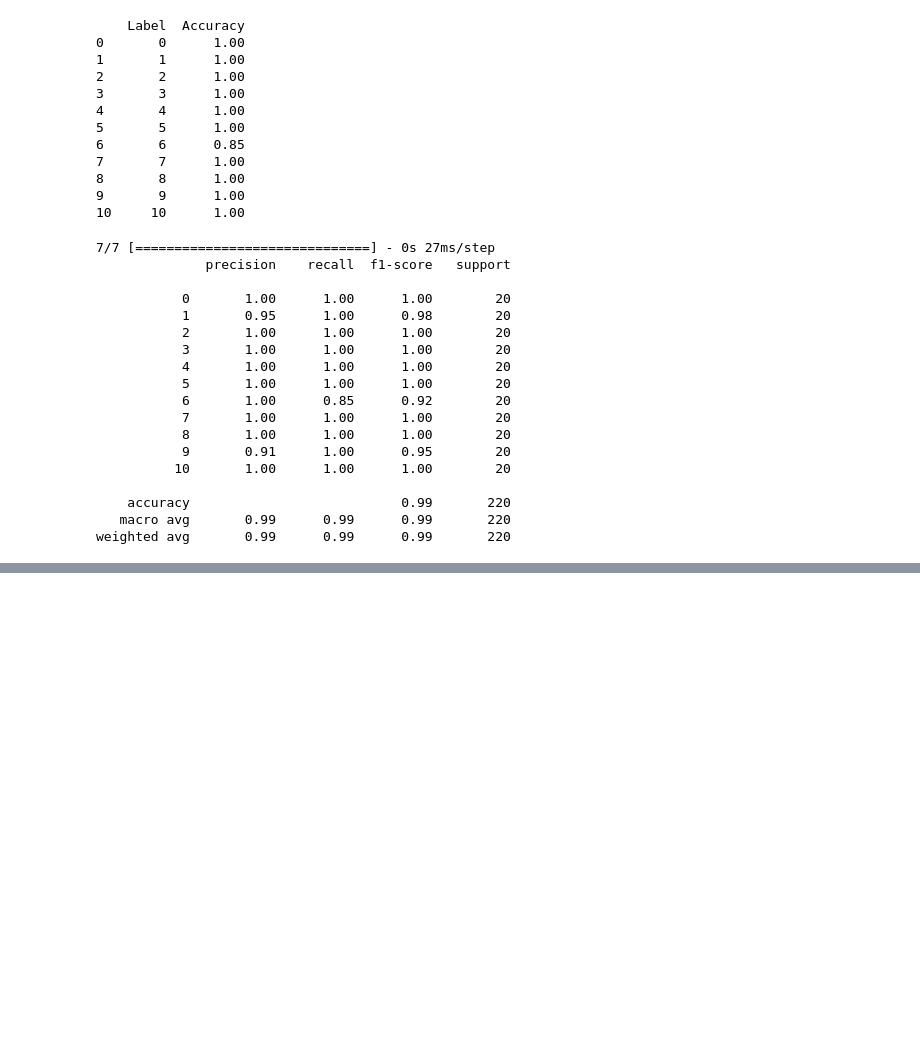
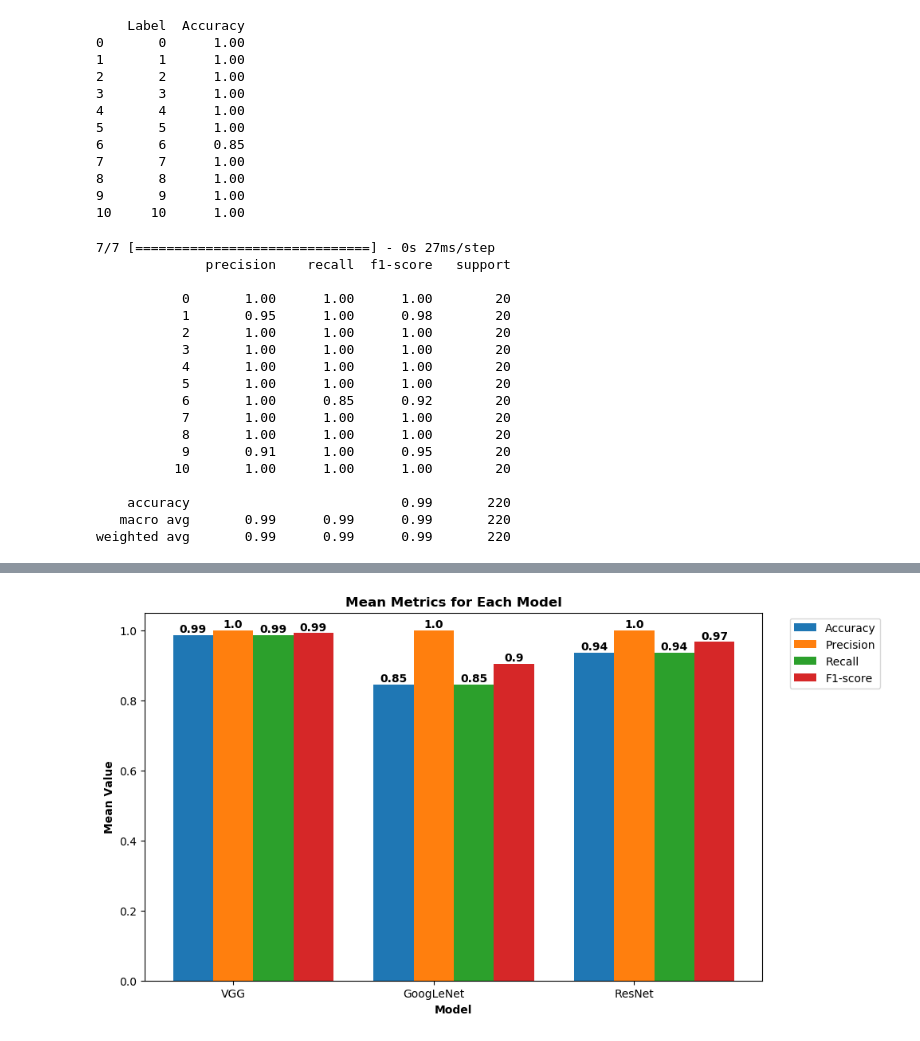
Before and after one commit to TeguhPermana666/Skripsi, a Jupyter notebook: predict_probability.ipynb, the cells around one changed output, grey strips where cells are left out. Saved outputs shown, nothing was run; the diff lists cells and outputs as text; code cells hidden in the pictures; blank space fills up the shorter version.

```diff
--- a/predict_probability.ipynb
+++ b/predict_probability.ipynb
@@ -178,0 +402,14 @@ weighted avg       0.99      0.99      0.99       220
+# %%
+load_VGG16_from_weight=VGG_16()
+load_VGG16_from_weight.load_weights(r'Model\Weight-model_VGG16-01.h5')
+load_VGG16_from_weight.compile(loss=keras.losses.categorical_crossentropy,
+              optimizer='adam',
+              metrics=['accuracy'])
+X_train, y_train = data_preprocessing(train_data)
+X_test, y_test = data_preprocessing(test_data)
+
+y_pred_vgg = load_VGG16_from_weight.predict(X_test)
+y_pred_vgg = np.argmax(y_pred_vgg,axis=1)
+y_test = np.argmax(y_test,axis=1)
+cm_vgg = confusion_matrix(y_test, y_pred_vgg,11)
+pd.DataFrame(cm_vgg)
@@ -178,0 +467,64 @@ weighted avg       0.99      0.99      0.99       220
+# %%
+mean_accuracy_vgg = data_vgg['Accuracy'].mean()
+mean_precision_vgg = data_vgg['Precision'].mean()
+mean_recall_vgg = data_vgg['Recall'].mean()
+mean_f1_score_vgg = data_vgg['F1-score'].mean()
+
+mean_accuracy_googlenet = data_googlenet['Accuracy'].mean()
+mean_precision_googlenet = data_googlenet['Precision'].mean()
+mean_recall_googlenet = data_googlenet['Recall'].mean()
+mean_f1_score_googlenet = data_googlenet['F1-score'].mean()
+
+mean_accuracy_resnet = data_resnet['Accuracy'].mean()
+mean_precision_resnet = data_resnet['Precision'].mean()
+mean_recall_resnet = data_resnet['Recall'].mean()
+mean_f1_score_resnet = data_resnet['F1-score'].mean()
+
+mean_data = pd.DataFrame({
+    'Model': ['VGG', 'GoogLeNet', 'ResNet'],
+    'Accuracy': [mean_accuracy_vgg, mean_accuracy_googlenet, mean_accuracy_resnet],
+    'Precision': [mean_precision_vgg, mean_precision_googlenet, mean_precision_resnet],
+    'Recall': [mean_recall_vgg, mean_recall_googlenet, mean_recall_resnet],
+    'F1-score': [mean_f1_score_vgg, mean_f1_score_googlenet, mean_f1_score_resnet]
+})
+
+# Plot the bar chart
+fig, ax = plt.subplots(figsize=(10, 6))
+
+# Width of the bars
+bar_width = 0.2
+
+# Position of bars on x-axis
+r1 = range(len(mean_data))
+r2 = [x + bar_width for x in r1]
+r3 = [x + bar_width for x in r2]
+r4 = [x + bar_width for x in r3]
+
+# Plotting the bars
+bars1 = ax.bar(r1, mean_data['Accuracy'], width=bar_width, label='Accuracy')
+bars2 = ax.bar(r2, mean_data['Precision'], width=bar_width, label='Precision')
+bars3 = ax.bar(r3, mean_data['Recall'], width=bar_width, label='Recall')
+bars4 = ax.bar(r4, mean_data['F1-score'], width=bar_width, label='F1-score')
+
+# Adding labels
+ax.set_xlabel('Model', fontweight='bold')
+ax.set_ylabel('Mean Value', fontweight='bold')
+ax.set_xticks([r + bar_width for r in range(len(mean_data))])
+ax.set_xticklabels(mean_data['Model'])
+
+# Adding legend with upper right position
+ax.legend(loc='upper right',bbox_to_anchor=(1.2, 1.0))
+
+# Adding title
+ax.set_title('Mean Metrics for Each Model', fontweight='bold')
+
+# Adding text labels on top of the bars
+for bars in [bars1, bars2, bars3, bars4]:
+    for bar in bars:
+        yval = bar.get_height()
+        plt.text(bar.get_x() + bar.get_width()/2, yval, round(yval, 2), ha='center', va='bottom', color='black', fontweight='bold')
+
+# Show the plot
+plt.show()
+# %% [output]
+[figure, added]
```
Also changed, not shown: parts of 20 cells of this notebook, 4 other files.
